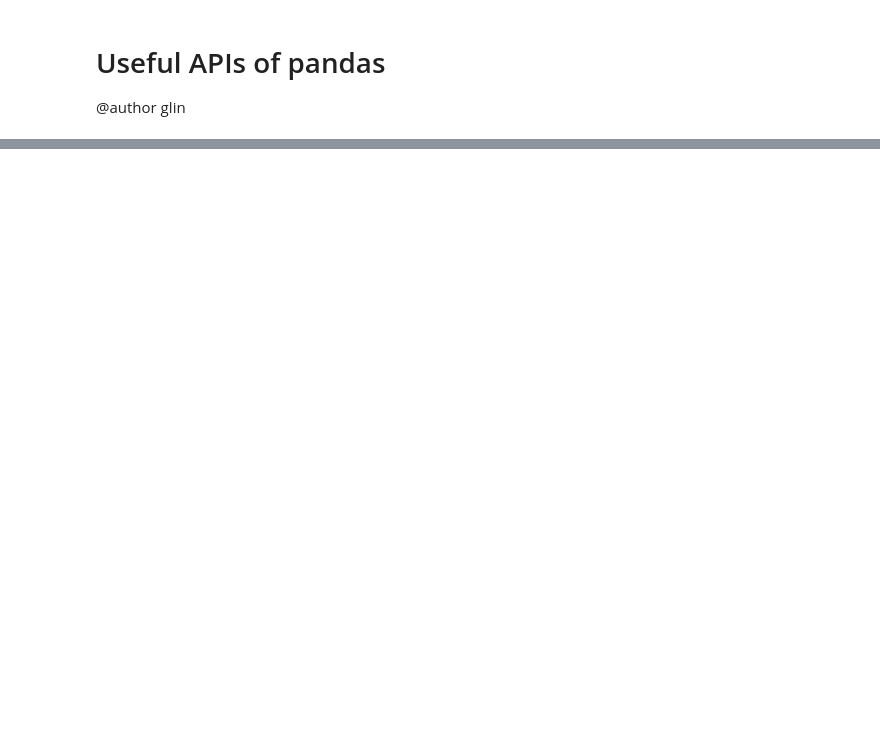
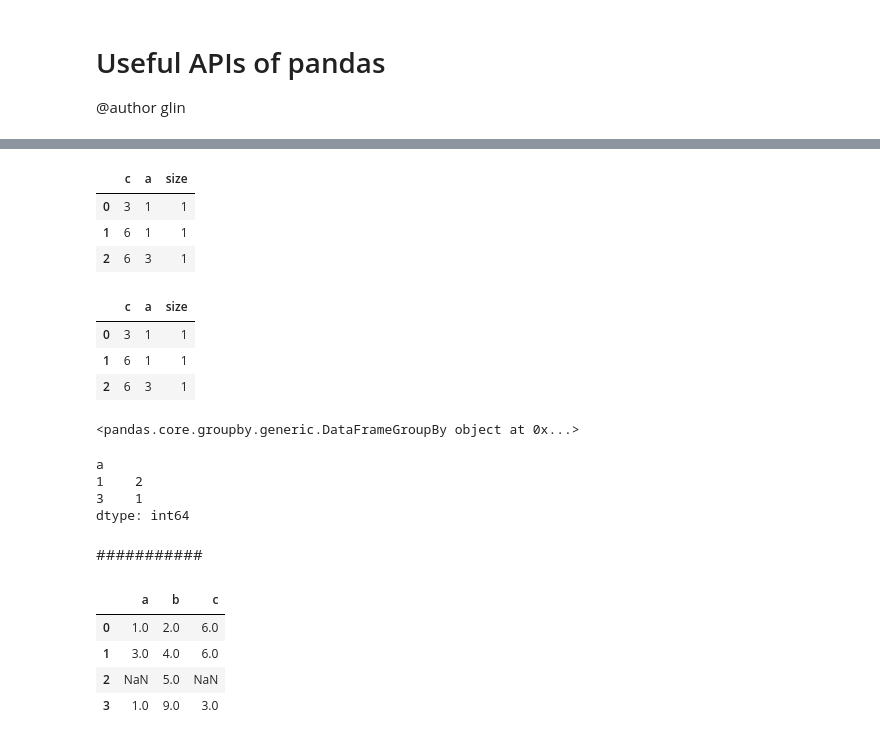
Before and after one commit to Jackgmlin/pandas-notes, a Jupyter notebook: pandas-api.ipynb, the cells around one changed output, grey strips where cells are left out. Drawn from its saved outputs; the diff is of its cells as text; code cells hidden in the pictures; blank space fills up the shorter version.

```diff
--- a/pandas-api.ipynb
+++ b/pandas-api.ipynb
@@ -41,0 +291,40 @@ df
+# %%
+df.groupby(['c','a']).size().to_frame('size').reset_index()
+# %% [output]
+|  | c | a | size |
+| 0 | 3 | 1 | 1 |
+| 1 | 6 | 1 | 1 |
+| 2 | 6 | 3 | 1 |
+# %%
+df.groupby(['c','a']).size().to_frame('size').reset_index()
+# %% [output]
+|  | c | a | size |
+| 0 | 3 | 1 | 1 |
+| 1 | 6 | 1 | 1 |
+| 2 | 6 | 3 | 1 |
+# %%
+# group by a having count(*) > 1
+df.groupby('a').filter(lambda g: len(g) > 1).groupby('a')#.size()#.sort_values(ascending=False)
+# %% [output]
+<pandas.core.groupby.generic.DataFrameGroupBy object at 0x...>
+# %%
+# select count(*) from df group by a having count(*) > 0 order by count(*)
+df.groupby('a').filter(lambda g: len(g) > 0).groupby('a').size().sort_values(ascending=False)
+# %% [output]
+a
+1    2
+3    1
+dtype: int64
+# %% [markdown]
+###########
+# %%
+# create dataframe
+df = pd.DataFrame([['1','2','6'], ['3', '4','6'], [np.NaN, '5',np.NaN], ['1', '9','3']], columns = ['a','b','c'])
+df = df.astype(float)
+df
+# %% [output]
+|  | a | b | c |
+| 0 | 1.0 | 2.0 | 6.0 |
+| 1 | 3.0 | 4.0 | 6.0 |
+| 2 | NaN | 5.0 | NaN |
+| 3 | 1.0 | 9.0 | 3.0 |
```
Also changed, not shown: parts of 45 cells of this notebook.
